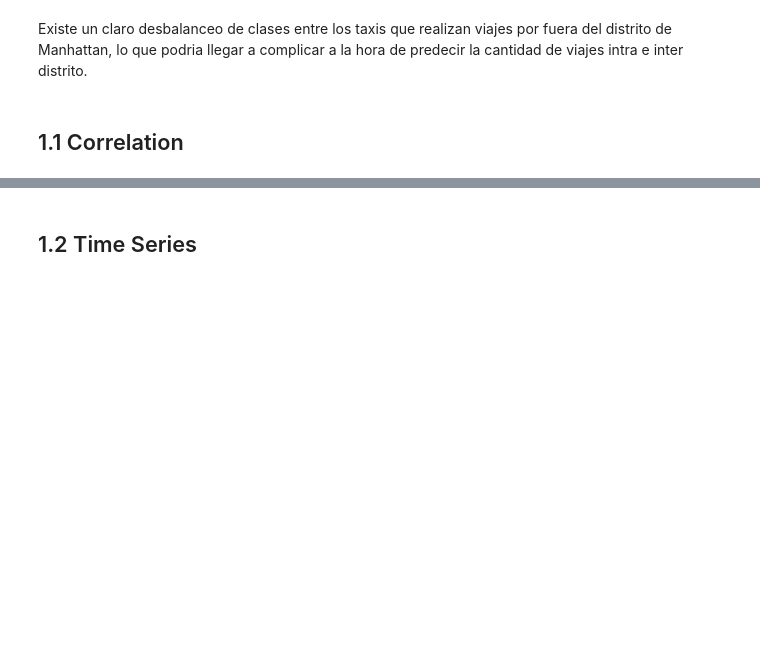
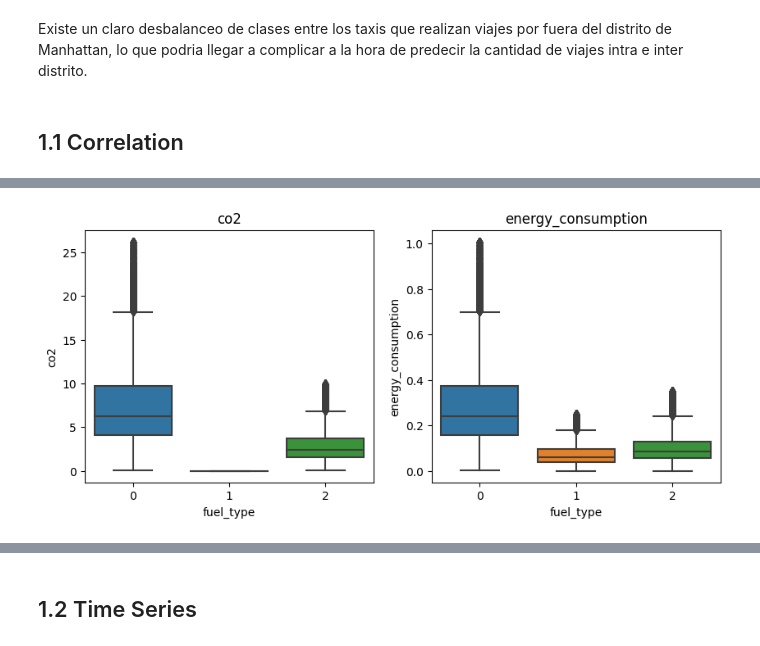
Before and after one commit to Pableren/Cab_Data_Cruise, a Jupyter notebook: Eda.ipynb, the cells around one changed output, grey strips where cells are left out. Drawn from its saved outputs; the diff is of its cells as text; code cells hidden in the pictures; blank space fills up the shorter version.

```diff
--- a/Eda.ipynb
+++ b/Eda.ipynb
@@ -125,0 +163,9 @@ plt.show()
+# %%
+fig, axs = plt.subplots(1, 2, figsize=(10, 4))
+sns.boxplot(ax=axs[0],x='fuel_type',y='co2',data= df_withoutliers)
+axs[0].set_title('co2')
+sns.boxplot(ax=axs[1],x='fuel_type',y='energy_consumption',data= df_withoutliers)
+axs[1].set_title('energy_consumption')
+plt.show()
+# %% [output]
+[figure, added]
```
Also changed, not shown: parts of 20 cells of this notebook.
